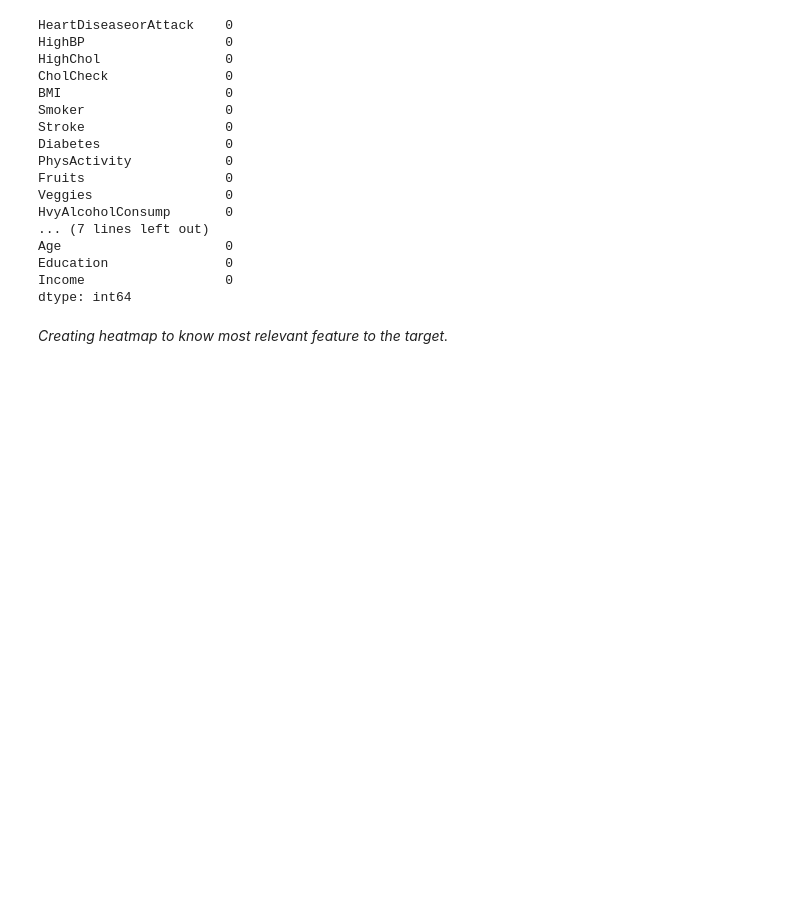
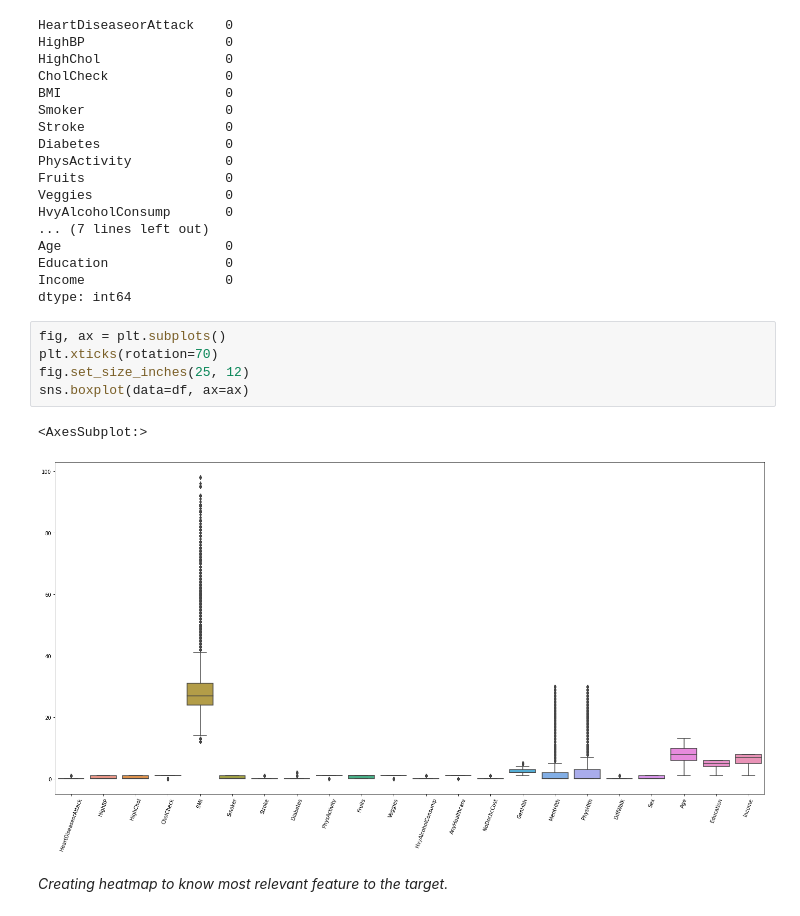
Before and after one commit to BananAldossary98/DScamp, a Jupyter notebook: Heart disease prediction .ipynb, the cells around one changed output. Drawn from its saved outputs; the diff is of its cells as text; blank space fills up the shorter version.

```diff
--- a/Heart disease prediction .ipynb
+++ b/Heart disease prediction .ipynb
@@ -153,6 +155,14 @@ Age                     0
 Education               0
 Income                  0
 dtype: int64
+# %%
+fig, ax = plt.subplots()
+plt.xticks(rotation=70)
+fig.set_size_inches(25, 12)
+sns.boxplot(data=df, ax=ax)
+# %% [output]
+<AxesSubplot:>
+[figure, added]
 # %% [markdown]
 *Creating heatmap to know most relevant feature to the target.*
 # %%
```
Also changed, not shown: parts of 17 cells of this notebook, 2 other files.
